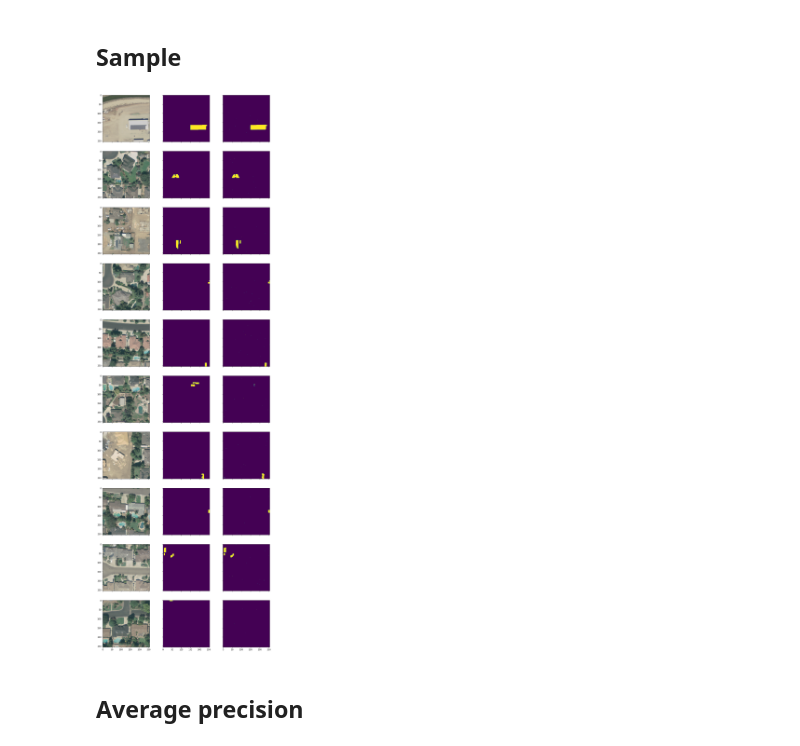
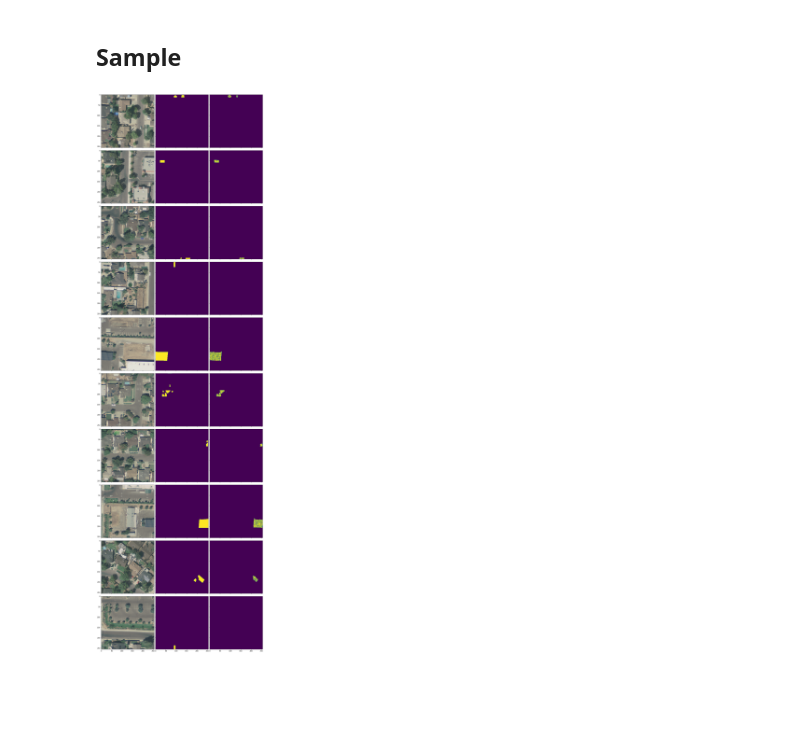
Before and after one commit to francois-rozet/adopptrs, a Jupyter notebook: notebooks/multisegnet.ipynb, the cells around one changed output. Saved outputs shown, nothing was run; the diff lists cells and outputs as text; code cells hidden in the pictures; blank space fills up the shorter version.

```diff
--- a/notebooks/multisegnet.ipynb
+++ b/notebooks/multisegnet.ipynb
@@ -18,9 +18,9 @@ keys = sorted(list(via.keys()))
 random.seed(0)
 random.shuffle(keys)
 
-test_via = {key: via[key] for key in keys[400:]}
-testset = ToTensor(VIADataset(test_via, '../resources/california/', shuffle=True))
-testloader = DataLoader(testset, batch_size=10)
+valid_via = {key: via[key] for i, key in enumerate(keys) if (i % 5) == 1} # fold 1
+validset = ToTensor(VIADataset(valid_via, '../resources/california/', shuffle=True))
+validloader = DataLoader(validset, batch_size=10)
 # %% [markdown]
 # Multi-Task SegNet
 
@@ -32,7 +32,7 @@ from models import MultiTaskSegNet
 
 device = torch.device('cuda' if torch.cuda.is_available() else 'cpu')
 model = MultiTaskSegNet(3, 1, R=5).to(device)
-model.load_state_dict(torch.load('../products/models/multisegnet_063.pth', map_location=device))
+model.load_state_dict(torch.load('../products/models/multisegnet_1_020.pth', map_location=device))
 
 summary(model, input_size=(3, 256, 256))
 # %% [output]
@@ -117,22 +97,22 @@ plt.show()
 # %%
 from dataset import to_pil
 from plots import plot_alongside
 
 model.eval()
 
 with torch.no_grad():
-    for inputs, targets in testloader:
+    for inputs, targets in validloader:
         break
 
     outputs = model(inputs.to(device)).cpu()
 
 plot_alongside(
     map(to_pil, inputs),
     map(to_pil, targets),
     map(to_pil, outputs),
     zoom=5
 )
+
+plt.tight_layout()
 # %% [output]
-[figure, old version]
+[figure, new version]
-# %% [markdown]
-## Average precision
```
Also changed, not shown: parts of 6 cells of this notebook, 15 other files.
